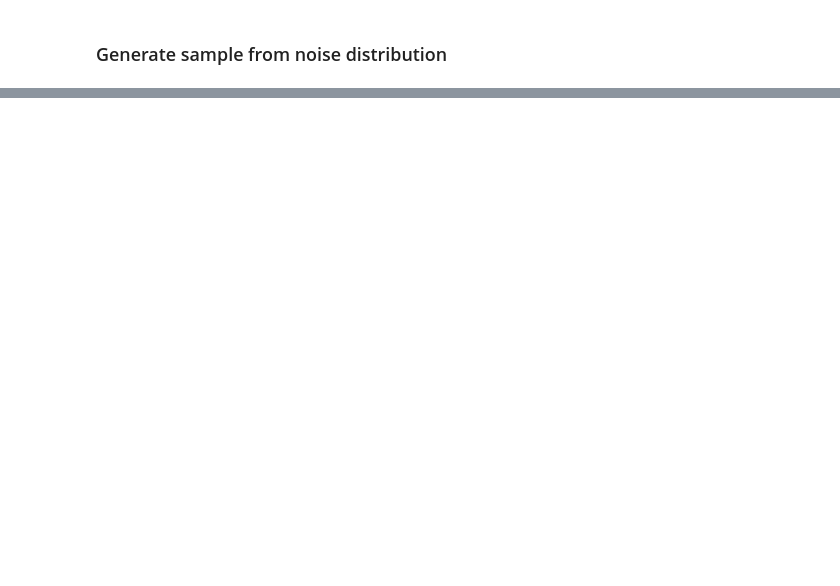
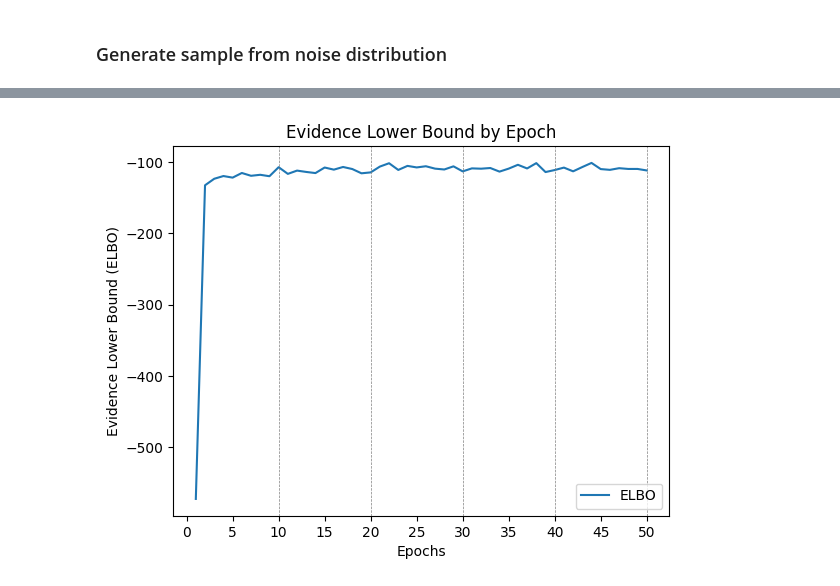
Before and after one commit to nhathuy25/expanding-VAE, a Jupyter notebook: visualization.ipynb, the cells around one changed output, grey strips where cells are left out. Cells and saved outputs as stored; diff of their text form; code cells hidden in the pictures; blank space fills up the shorter version.

```diff
--- a/visualization.ipynb
+++ b/visualization.ipynb
@@ -121,0 +135,19 @@ plt.show()
+# %%
+# Plot the training loss
+epochs = range(1, len(train_info['elbos']) + 1)
+plt.plot(epochs, train_info['elbos'], label='ELBO')
+
+# Add vertical dashed lines at x % 5 == 0
+for x in epochs:
+    if x % GROWTH_EPOCH == 0:
+        plt.axvline(x=x, color='gray', linestyle='--', linewidth=0.5)
+        plt.xticks(np.arange(0, len(epochs) + 1, 5))
+
+# Add labels and title
+plt.xlabel('Epochs')
+plt.ylabel('Evidence Lower Bound (ELBO)')
+plt.title('Evidence Lower Bound by Epoch')
+plt.legend()
+plt.show()
+# %% [output]
+[figure, added]
```
Also changed, not shown: parts of 6 cells of this notebook, 29 other files.
